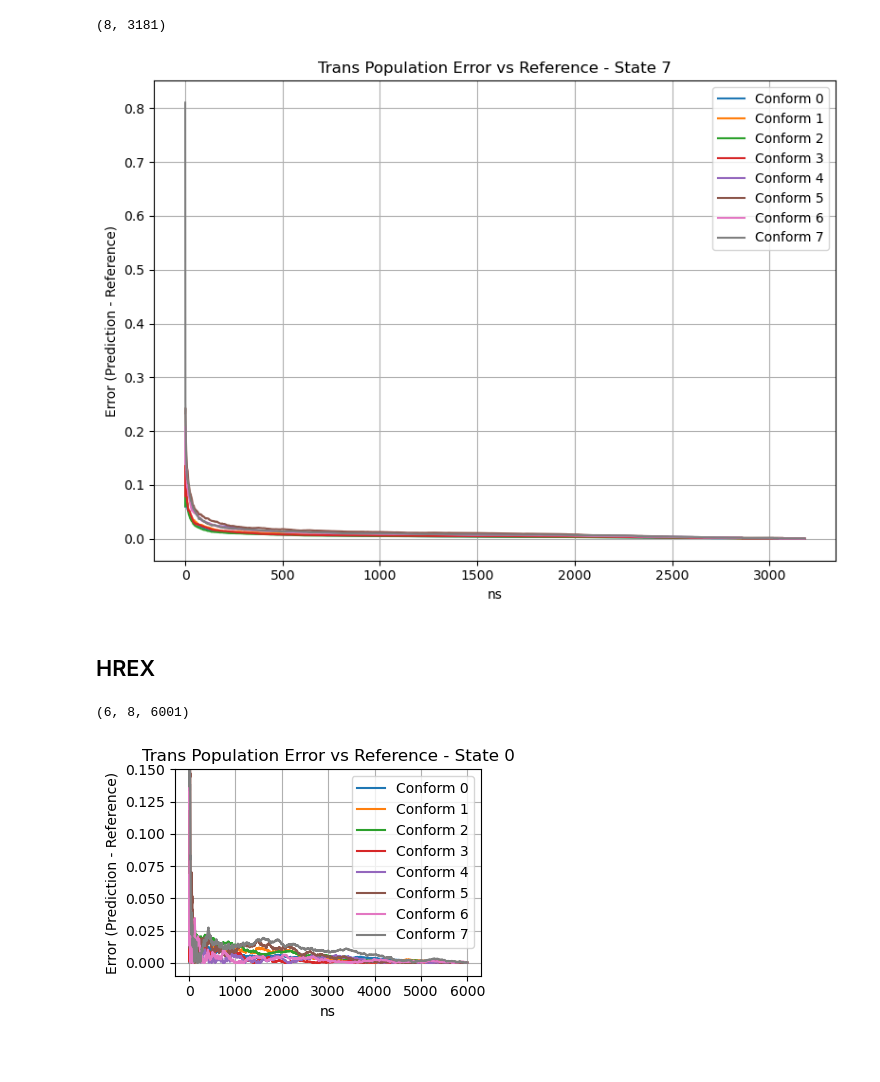
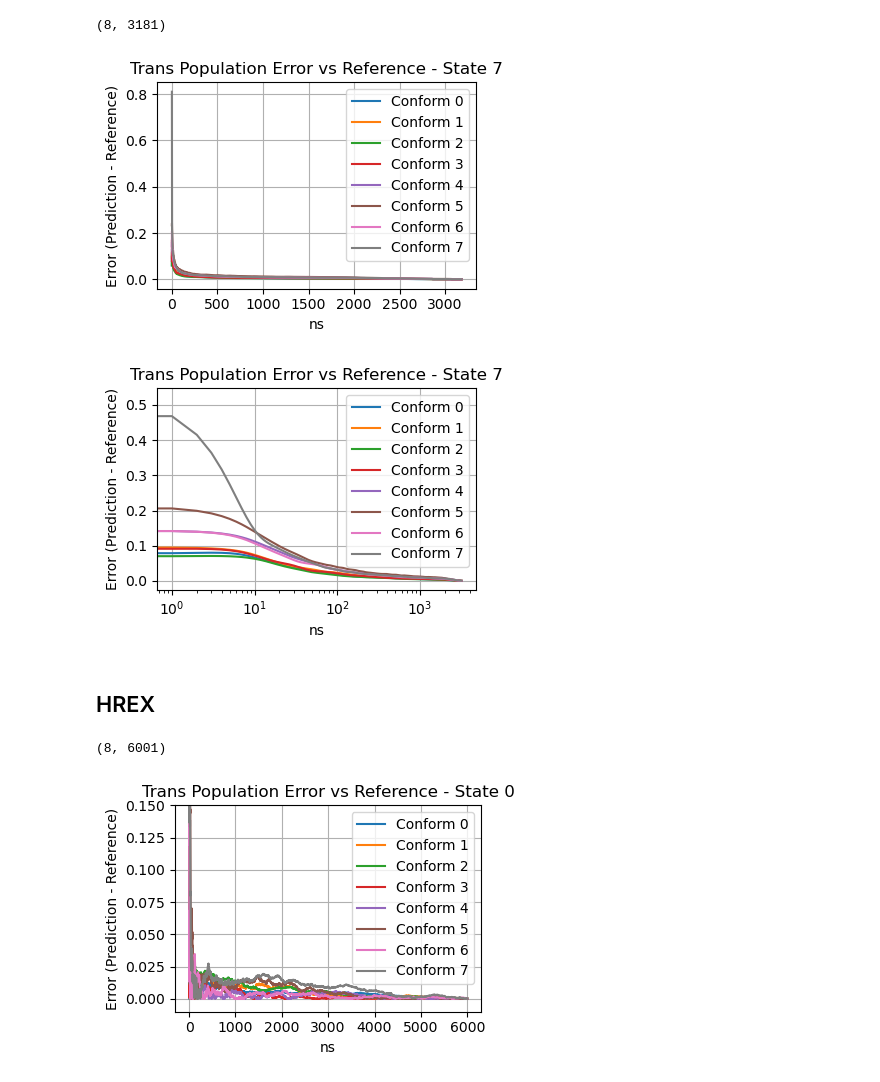
Before and after one commit to starwingc/peptoid_ESM, a Jupyter notebook: Analysis/error_over_time_8_conform.ipynb, the cells around one changed output. Drawn from its saved outputs; the diff is of its cells as text; code cells hidden in the pictures.

Commit message:
adding the error_over_time_res_all.ipynb for convergence table and smoothing

```diff
--- a/Analysis/error_over_time_8_conform.ipynb
+++ b/Analysis/error_over_time_8_conform.ipynb
@@ -52,3 +77,21 @@ plt.tight_layout()
 plt.show()
 # %% [output]
 [figure]
+# %%
+conform_num = 8
+T = plain_md_errors.shape[1]
+x = np.arange(T)
+dt_in_ns = 0.1
+
+for i in range(conform_num):
+    errors = plain_md_errors_smooth[i]
+
+    plt.plot(x * dt_in_ns, errors, label=f"State {i}", linewidth=1)
+
+plt.xlabel("time(ns)")
+plt.ylabel("Error")
+#plt.ylim(-0.1, 0.1)
+plt.title("Error of Population Over Time for Plain MD (ntraj=752)")
+plt.legend(loc='best')
+plt.tight_layout()
+plt.show()
@@ -67,22 +113,43 @@ ee_errors.shape
 # %%
 dt_in_ns = 1 #10 ps
 time_step_to_show = 3 # 100 ns
 
-plt.figure(figsize=(8, 6))
+plt.figure(figsize=(4, 3))
 for conform in range(conform_num):  # Loop over 8 conformational states
     x = np.arange(ee_errors.shape[1])
 
     plt.plot(x * dt_in_ns, ee_errors[conform, :], label=f'Conform {conform}')
 plt.title(f'Trans Population Error vs Reference - State {conform}')
 plt.xlabel('ns')
 plt.ylabel('Error (Prediction - Reference)')
 plt.grid(True)
 plt.legend()
 #plt.ylim(0, 0.15)
 plt.tight_layout()
 plt.show()
 # %% [output]
-[figure, old version]
+[figure, new version]
+# %%
+dt_in_ns = 1 #10 ps
+time_step_to_show = 3 # 100 ns
+
+plt.figure(figsize=(4, 3))
+for conform in range(conform_num):  # Loop over 8 conformational states
+    x = np.arange(ee_errors_smooth.shape[1])
+
+    plt.plot(x * dt_in_ns, ee_errors_smooth[conform, :], label=f'Conform {conform}')
+plt.title(f'Trans Population Error vs Reference - State {conform}')
+plt.xlabel('ns')
+plt.ylabel('Error (Prediction - Reference)')
+plt.grid(True)
+plt.legend()
+#plt.ylim(0, 0.15)
+plt.xscale("log")
+
+plt.tight_layout()
+plt.show()
+# %% [output]
+[figure, added]
 # %% [markdown]
 ## HREX
 # %%
@@ -93,9 +160,11 @@ error_loaded = Data.load(f"{hrex_path}/population_data/error_8_conform_reduced.p
 errors = error_loaded[0]
 
 hrex_errors = errors
+hrex_errors_smooth = smooth_conformers_gaussian(hrex_errors[1], sigma=sigma)
 hrex_errors.shape
+hrex_errors_smooth.shape
 # %% [output]
-(6, 8, 6001)
+(8, 6001)
 # %%
 thermo_num = 1
 conform_num = 8
```
Also changed, not shown: parts of 22 cells of this notebook, 1 other file.
